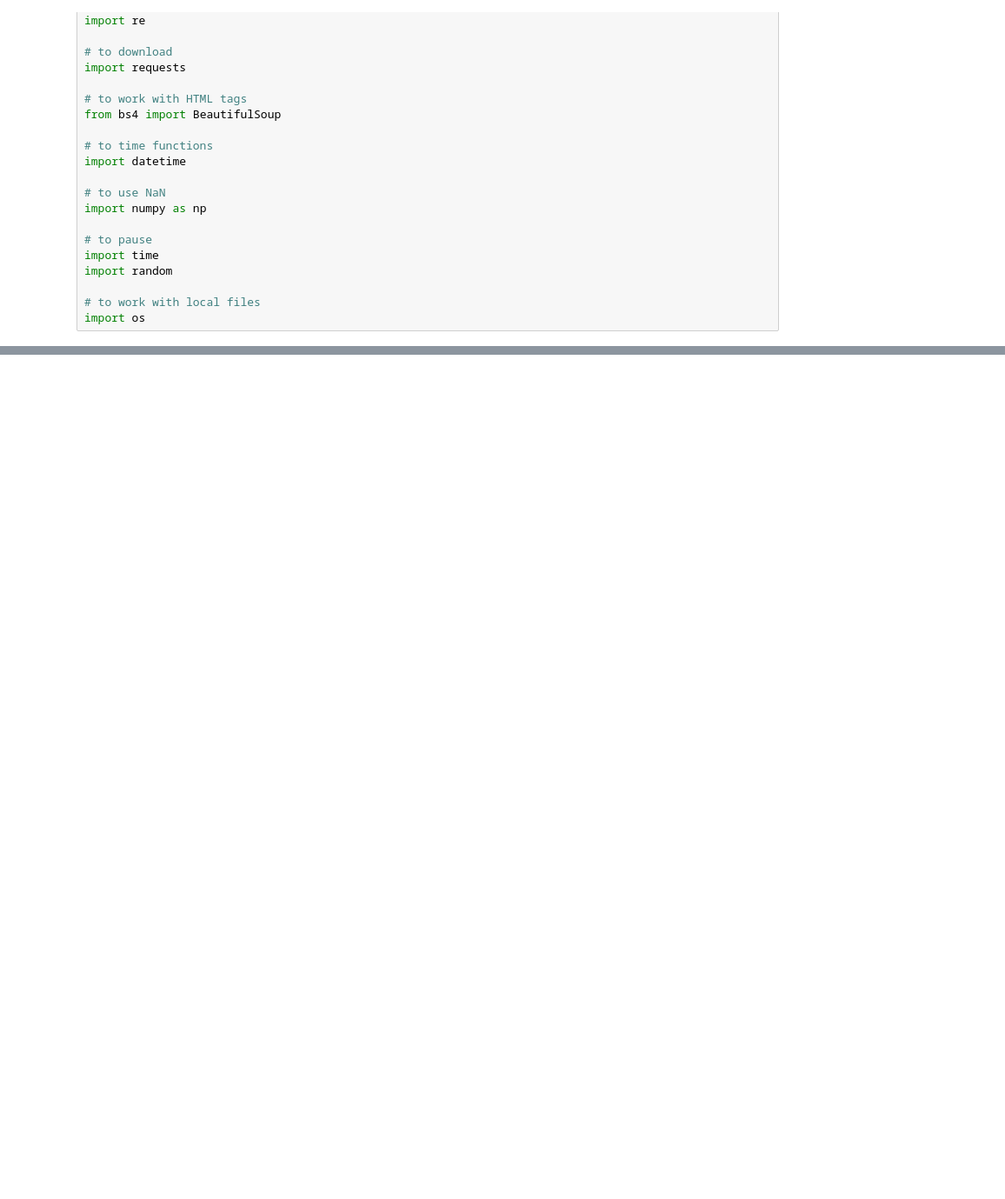
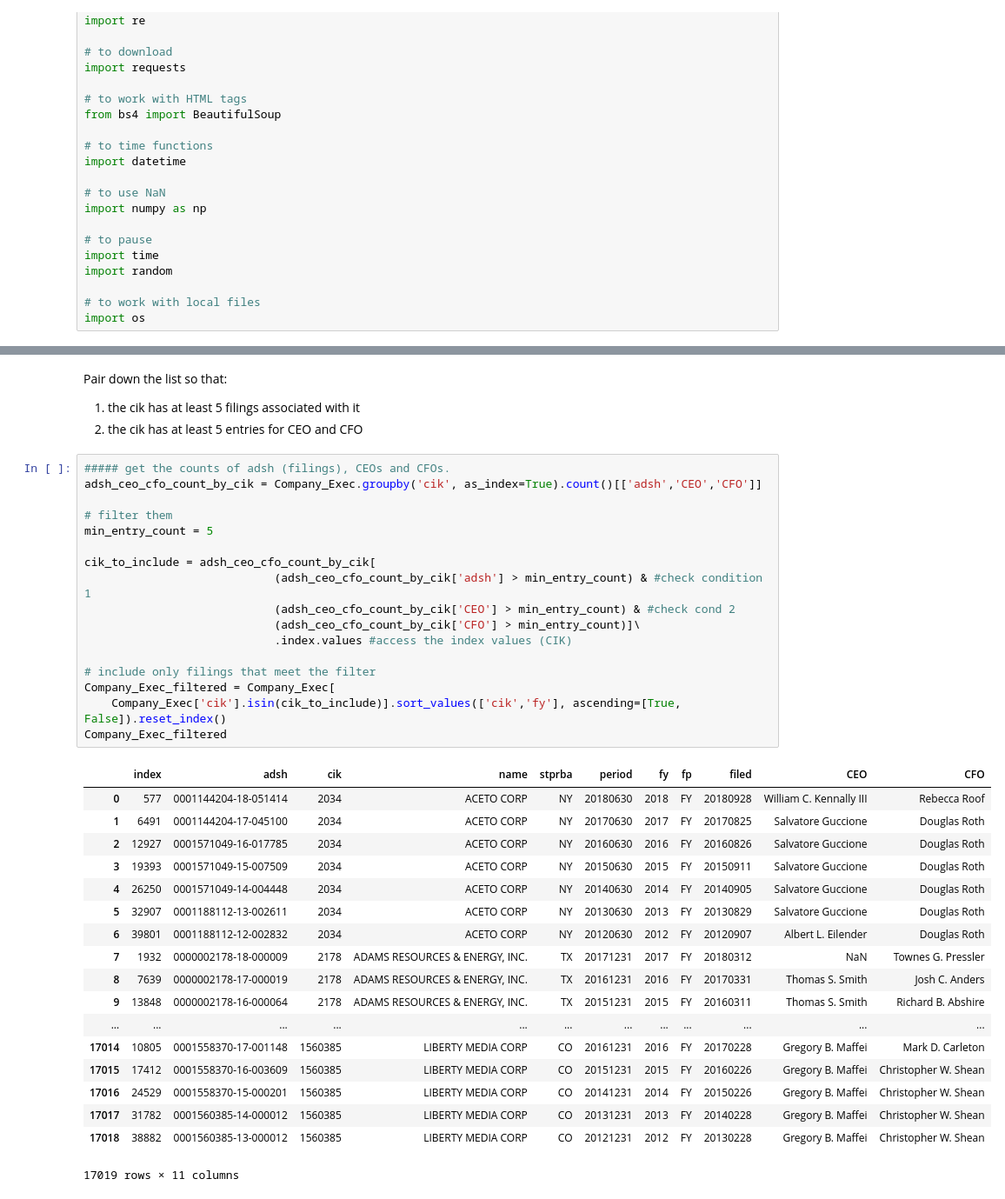
Before and after one commit to dennisgh/intermediate-data-science-capstone-project, a Jupyter notebook: PHASE_I/Feature_Generation_pt2.ipynb, the cells around one changed output, grey strips where cells are left out. Shown at 87% size. Cells and saved outputs as stored; diff of their text form; blank space fills up the shorter version.

```diff
--- a/PHASE_I/Feature_Generation_pt2.ipynb
+++ b/PHASE_I/Feature_Generation_pt2.ipynb
@@ -58,0 +56,40 @@ except NameError:
+# %% [markdown]
+Pair down the list so that:
+1. the cik has at least 5 filings associated with it
+2. the cik has at least 5 entries for CEO and CFO
+# %%
+##### get the counts of adsh (filings), CEOs and CFOs.
+adsh_ceo_cfo_count_by_cik = Company_Exec.groupby('cik', as_index=True).count()[['adsh','CEO','CFO']]
+
+# filter them
+min_entry_count = 5
+
+cik_to_include = adsh_ceo_cfo_count_by_cik[
+                            (adsh_ceo_cfo_count_by_cik['adsh'] > min_entry_count) & #check condition 1
+                            (adsh_ceo_cfo_count_by_cik['CEO'] > min_entry_count) & #check cond 2
+                            (adsh_ceo_cfo_count_by_cik['CFO'] > min_entry_count)]\
+                            .index.values #access the index values (CIK)
+
+# include only filings that meet the filter
+Company_Exec_filtered = Company_Exec[
+    Company_Exec['cik'].isin(cik_to_include)].sort_values(['cik','fy'], ascending=[True, False]).reset_index()
+Company_Exec_filtered
+# %% [output]
+|  | index | adsh | cik | name | stprba | period | fy | fp | filed | CEO | CFO |
+| 0 | 577 | 0001144204-18-051414 | 2034 | ACETO CORP | NY | 20180630 | 2018 | FY | 20180928 | William C. Kennally III | Rebecca Roof |
+| 1 | 6491 | 0001144204-17-045100 | 2034 | ACETO CORP | NY | 20170630 | 2017 | FY | 20170825 | Salvatore Guccione | Douglas Roth |
+| 2 | 12927 | 0001571049-16-017785 | 2034 | ACETO CORP | NY | 20160630 | 2016 | FY | 20160826 | Salvatore Guccione | Douglas Roth |
+| 3 | 19393 | 0001571049-15-007509 | 2034 | ACETO CORP | NY | 20150630 | 2015 | FY | 20150911 | Salvatore Guccione | Douglas Roth |
+| 4 | 26250 | 0001571049-14-004448 | 2034 | ACETO CORP | NY | 20140630 | 2014 | FY | 20140905 | Salvatore Guccione | Douglas Roth |
+| 5 | 32907 | 0001188112-13-002611 | 2034 | ACETO CORP | NY | 20130630 | 2013 | FY | 20130829 | Salvatore Guccione | Douglas Roth |
+| 6 | 39801 | 0001188112-12-002832 | 2034 | ACETO CORP | NY | 20120630 | 2012 | FY | 20120907 | Albert L. Eilender | Douglas Roth |
+| 7 | 1932 | 0000002178-18-000009 | 2178 | ADAMS RESOURCES & ENERGY, INC. | TX | 20171231 | 2017 | FY | 20180312 | NaN | Townes G. Pressler |
+| 8 | 7639 | 0000002178-17-000019 | 2178 | ADAMS RESOURCES & ENERGY, INC. | TX | 20161231 | 2016 | FY | 20170331 | Thomas S. Smith | Josh C. Anders |
+| 9 | 13848 | 0000002178-16-000064 | 2178 | ADAMS RESOURCES & ENERGY, INC. | TX | 20151231 | 2015 | FY | 20160311 | Thomas S. Smith | Richard B. Abshire |
+| ... | ... | ... | ... | ... | ... | ... | ... | ... | ... | ... | ... |
+| 17014 | 10805 | 0001558370-17-001148 | 1560385 | LIBERTY MEDIA CORP | CO | 20161231 | 2016 | FY | 20170228 | Gregory B. Maffei | Mark D. Carleton |
+| 17015 | 17412 | 0001558370-16-003609 | 1560385 | LIBERTY MEDIA CORP | CO | 20151231 | 2015 | FY | 20160226 | Gregory B. Maffei | Christopher W. Shean |
+| 17016 | 24529 | 0001558370-15-000201 | 1560385 | LIBERTY MEDIA CORP | CO | 20141231 | 2014 | FY | 20150226 | Gregory B. Maffei | Christopher W. Shean |
+| 17017 | 31782 | 0001560385-14-000012 | 1560385 | LIBERTY MEDIA CORP | CO | 20131231 | 2013 | FY | 20140228 | Gregory B. Maffei | Christopher W. Shean |
+| 17018 | 38882 | 0001560385-13-000012 | 1560385 | LIBERTY MEDIA CORP | CO | 20121231 | 2012 | FY | 20130228 | Gregory B. Maffei | Christopher W. Shean |
+17019 rows × 11 columns
```
Also changed, not shown: parts of 13 cells of this notebook.
